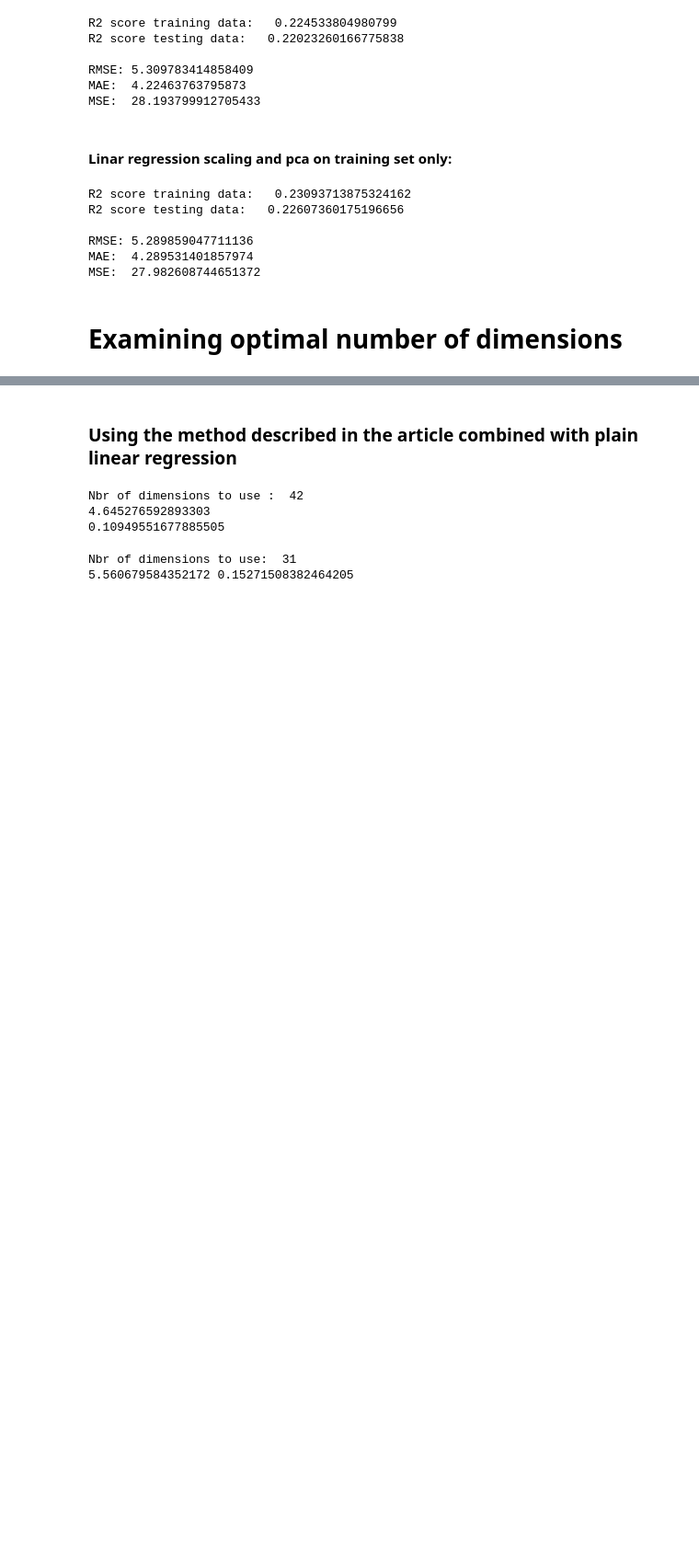
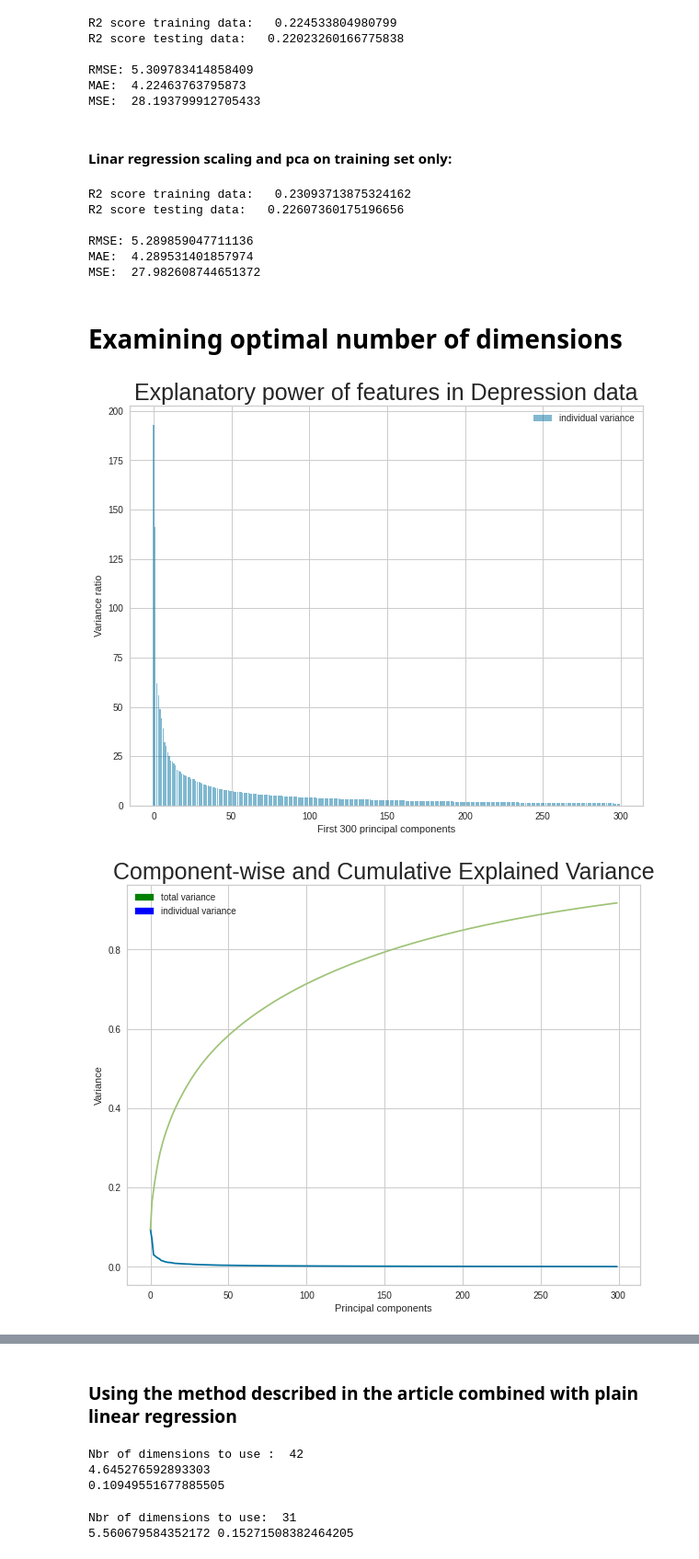
Before and after one commit to alexandraant161803/EDAN70, a Jupyter notebook: WD_project.ipynb, the cells around one changed output, grey strips where cells are left out. Shown at 92% size. Cells and saved outputs as stored; diff of their text form; code cells hidden in the pictures; blank space fills up the shorter version.

```diff
--- a/WD_project.ipynb
+++ b/WD_project.ipynb
@@ -584,3 +713,34 @@ MAE:  4.289531401857974
 MSE:  27.982608744651372
 # %% [markdown]
 # Examining optimal number of dimensions
+# %%
+x_dep = df_dep_concat.values
+scaler = StandardScaler()
+x_dep = scaler.fit_transform(x_dep)
+
+# Visualize
+pca = PCA()
+pca.fit_transform(x_dep)
+pca_variance = pca.explained_variance_
+
+plt.figure(figsize=(10, 8))
+plt.bar(range(300), pca_variance[:300], alpha=0.5, align='center', label='individual variance')
+plt.legend()
+plt.title('Explanatory power of features in Depression data', fontsize=25)
+plt.ylabel('Variance ratio')
+plt.xlabel('First 300 principal components')
+plt.show()
+
+plt.figure(figsize=(10, 8))
+plt.plot(range(300), pca.explained_variance_ratio_[:300])
+plt.plot(range(300), np.cumsum(pca.explained_variance_ratio_[:300]))
+plt.ylabel('Variance')
+plt.xlabel('Principal components')
+green_patch = mpatches.Patch(color='green', label='total variance')
+blue_patch = mpatches.Patch(color='blue', label='individual variance')
+plt.legend(handles=[green_patch, blue_patch])
+plt.title("Component-wise and Cumulative Explained Variance", fontsize=25)
+plt.show()
+# %% [output]
+[figure, added]
+[figure, added]
```
Also changed, not shown: parts of 16 cells of this notebook.
